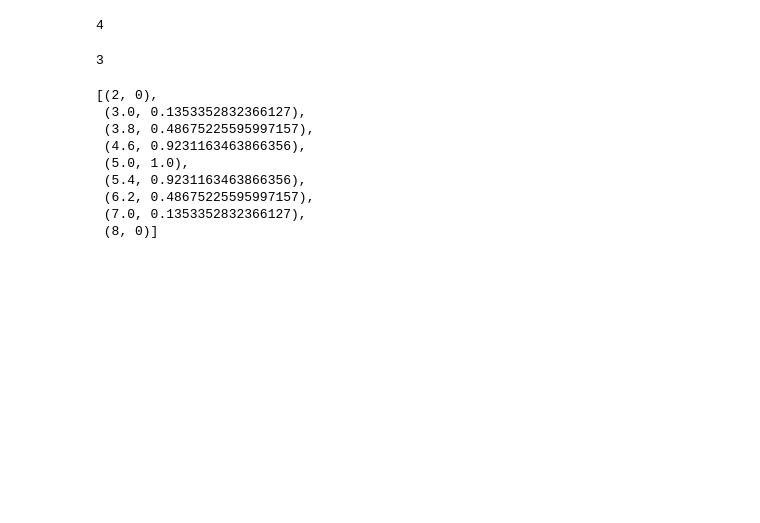
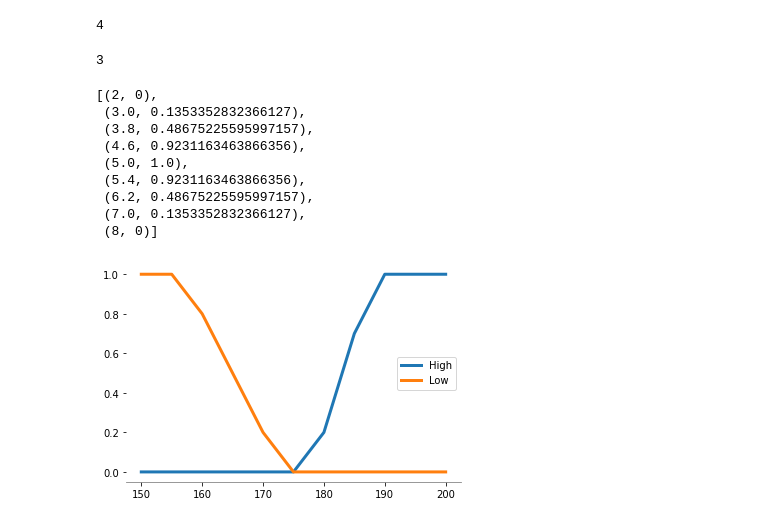
Before and after one commit to jdvelasq/fuzzy-expert, a Jupyter notebook: notebooks/docs.ipynb, the cells around one changed output. Cells and saved outputs as stored; diff of their text form; code cells hidden in the pictures; blank space fills up the shorter version.

Commit message:
DOC: FuzzyVariable

```diff
--- a/notebooks/docs.ipynb
+++ b/notebooks/docs.ipynb
@@ -162,3 +162,15 @@ array([0.  , 0.  , 0.  , 0.15, 0.3 ])
  (6.2, 0.48675225595997157),
  (7.0, 0.1353352832366127),
  (8, 0)]
+# %%
+    >>> from fuzzy_expert.variable import FuzzyVariable
+    >>> v = FuzzyVariable(
+    ...     universe_range=(150, 200),
+    ...     terms={
+    ...         "High": [(175, 0), (180, 0.2), (185, 0.7), (190, 1)],
+    ...         "Low": [(155, 1), (160, 0.8), (165, 0.5), (170, 0.2), (175, 0)],
+    ...     },
+    ... )
+    >>> v.plot()
+# %% [output]
+[figure, added]
```
Also changed, not shown: parts of 2 cells of this notebook, 12 other files.
